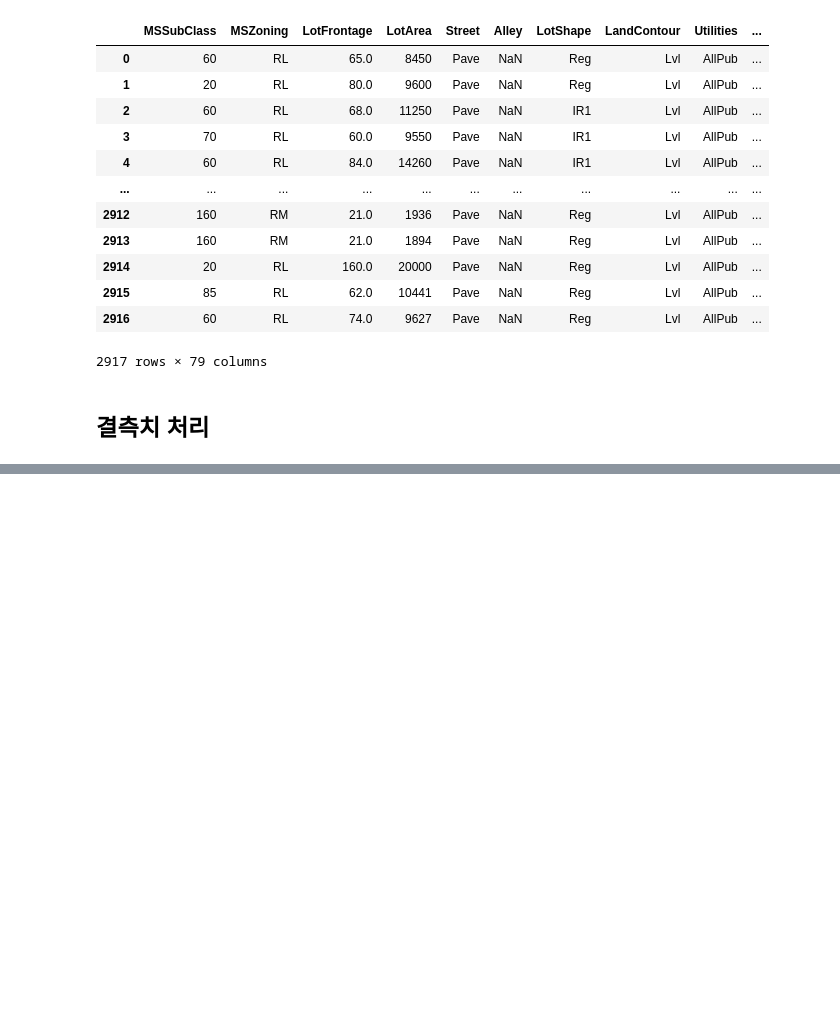
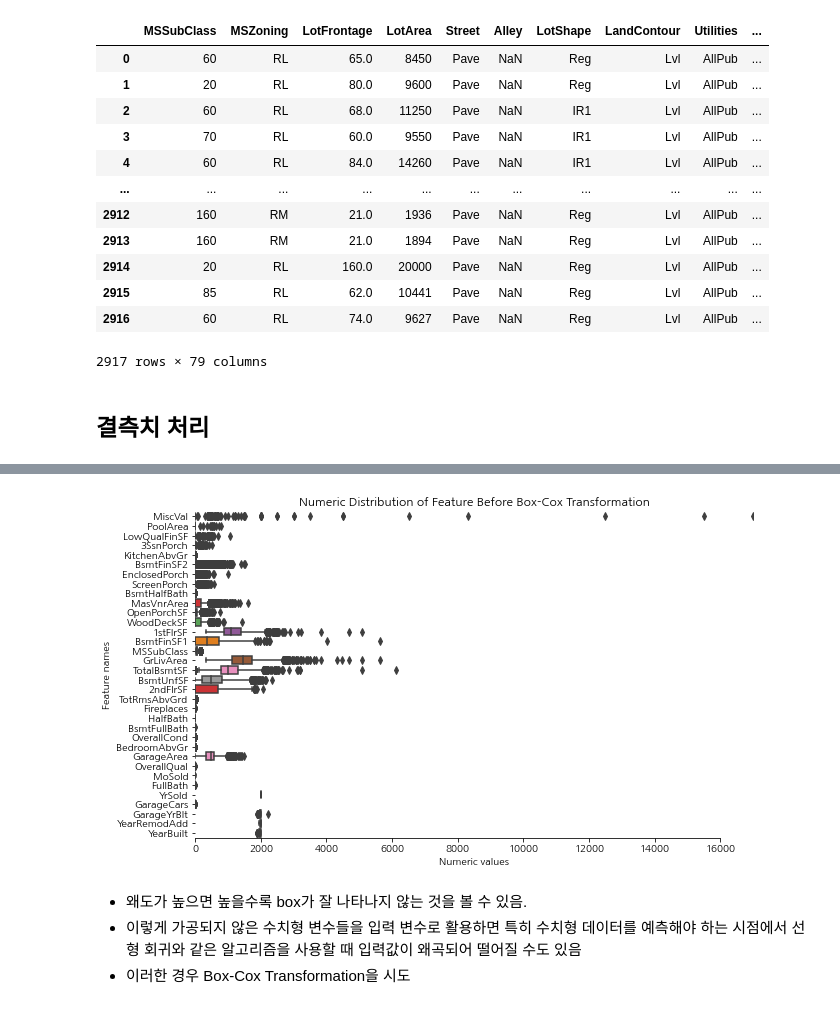
Before and after one commit to shinjangwoon/Kaggle, a Jupyter notebook: kaggle/House Prices/house prices.ipynb, the cells around one changed output, grey strips where cells are left out. Saved outputs shown, nothing was run; the diff lists cells and outputs as text; code cells hidden in the pictures; blank space fills up the shorter version.

```diff
--- a/kaggle/House Prices/house prices.ipynb
+++ b/kaggle/House Prices/house prices.ipynb
@@ -182,0 +210,4 @@ all_df
+# %%
+# 변수 제거
+all_df.drop(['PoolQC', 'MiscFeature', 'Alley', 'Fence', 'FireplaceQu', 'LotFrontage'], axis=1, inplace=True)
+check_na(all_df, 20)
@@ -182,0 +264,13 @@ all_df
+# %%
+# 수치형 데이터
+
+num_all_vars = list(train.select_dtypes(include=[np.number]))
+print('all_vars:', len(num_all_vars))
+
+num_all_vars.remove('LotFrontage')
+print('final_cat_vars:', len(num_all_vars))
+
+for i in num_all_vars:
+    all_df[i].fillna(value=all_df[i].median(), inplace=True)
+
+check_na(all_df, 20)
@@ -182,0 +284,8 @@ all_df
+# %%
+# 수치형 데이터의 왜도 (내림차순으로 정렬)
+from scipy.stats import skew
+
+def find_skew(x):
+    return skew(x)
+skew_features = all_df[num_all_vars].apply(find_skew).sort_values(ascending=False)
+skew_features
@@ -182,0 +310,21 @@ all_df
+# %%
+# 시각화
+skewnewss_index = list(skew_features.index)
+skewnewss_index.remove('LotArea')
+all_numeric_df = all_df.loc[:, skewnewss_index]
+
+fig, ax = plt.subplots(figsize=(10, 6))
+ax.set_xlim(0, all_numeric_df.max().sort_values(ascending=False)[0])
+ax=sns.boxplot(data=all_numeric_df[skewnewss_index], orient='h', palette='Set1')
+ax.xaxis.grid(False)
+ax.set(ylabel='Feature names')
+ax.set(xlabel='Numeric values')
+ax.set(title='Numeric Distribution of Feature Before Box-Cox Transformation')
+sns.despine(trim=True, left=True)
+# %% [output]
+[figure, added]
+# %% [markdown]
+* 왜도가 높으면 높을수록 box가 잘 나타나지 않는 것을 볼 수 있음.
+* 이렇게 가공되지 않은 수치형 변수들을 입력 변수로 활용하면
+ 특히 수치형 데이터를 예측해야 하는 시점에서 선형 회귀와 같은 알고리즘을 사용할 때 입력값이 왜곡되어 떨어질 수도 있음
+* 이러한 경우 Box-Cox Transformation을 시도
```
Also changed, not shown: parts of 22 cells of this notebook.
